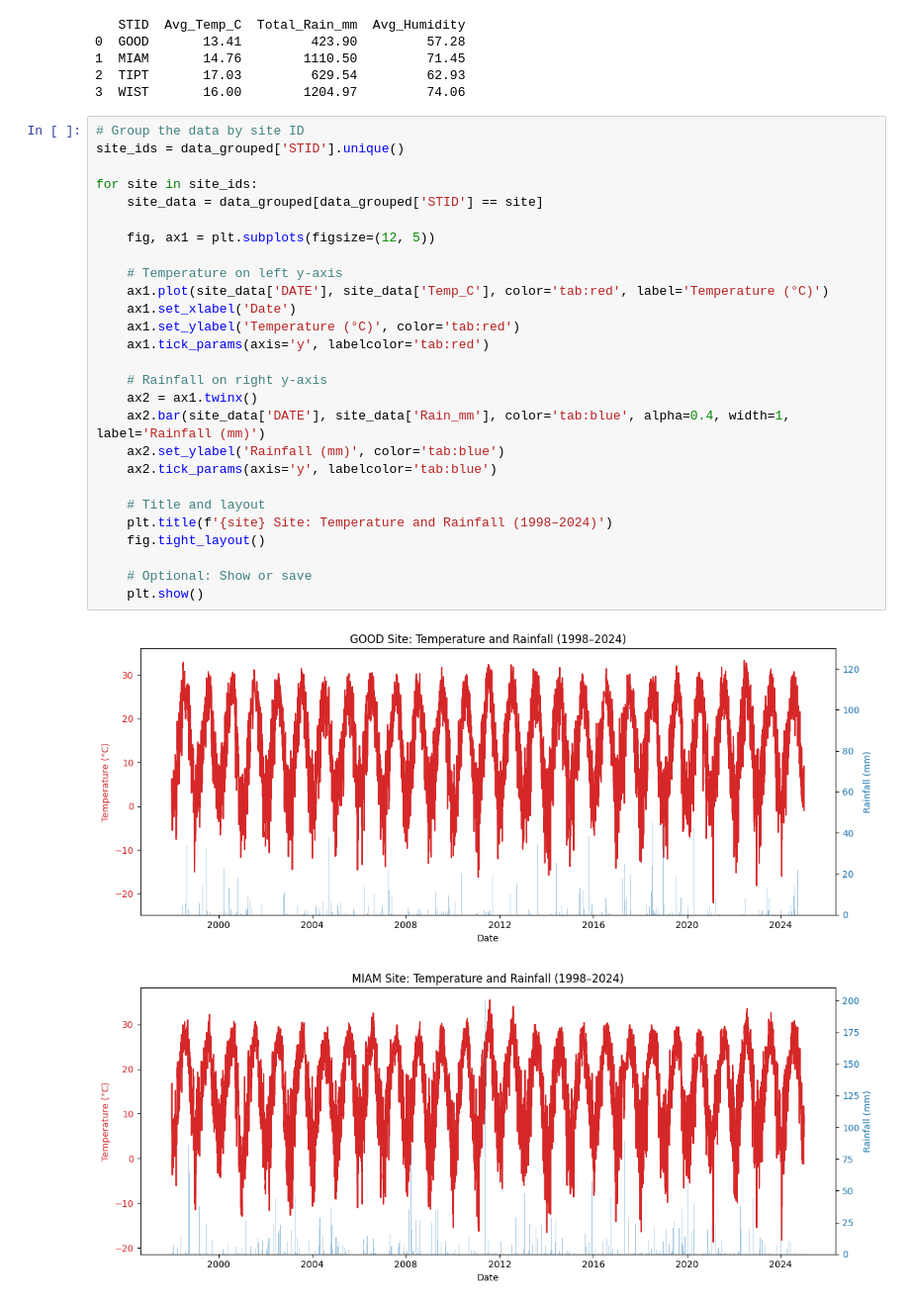
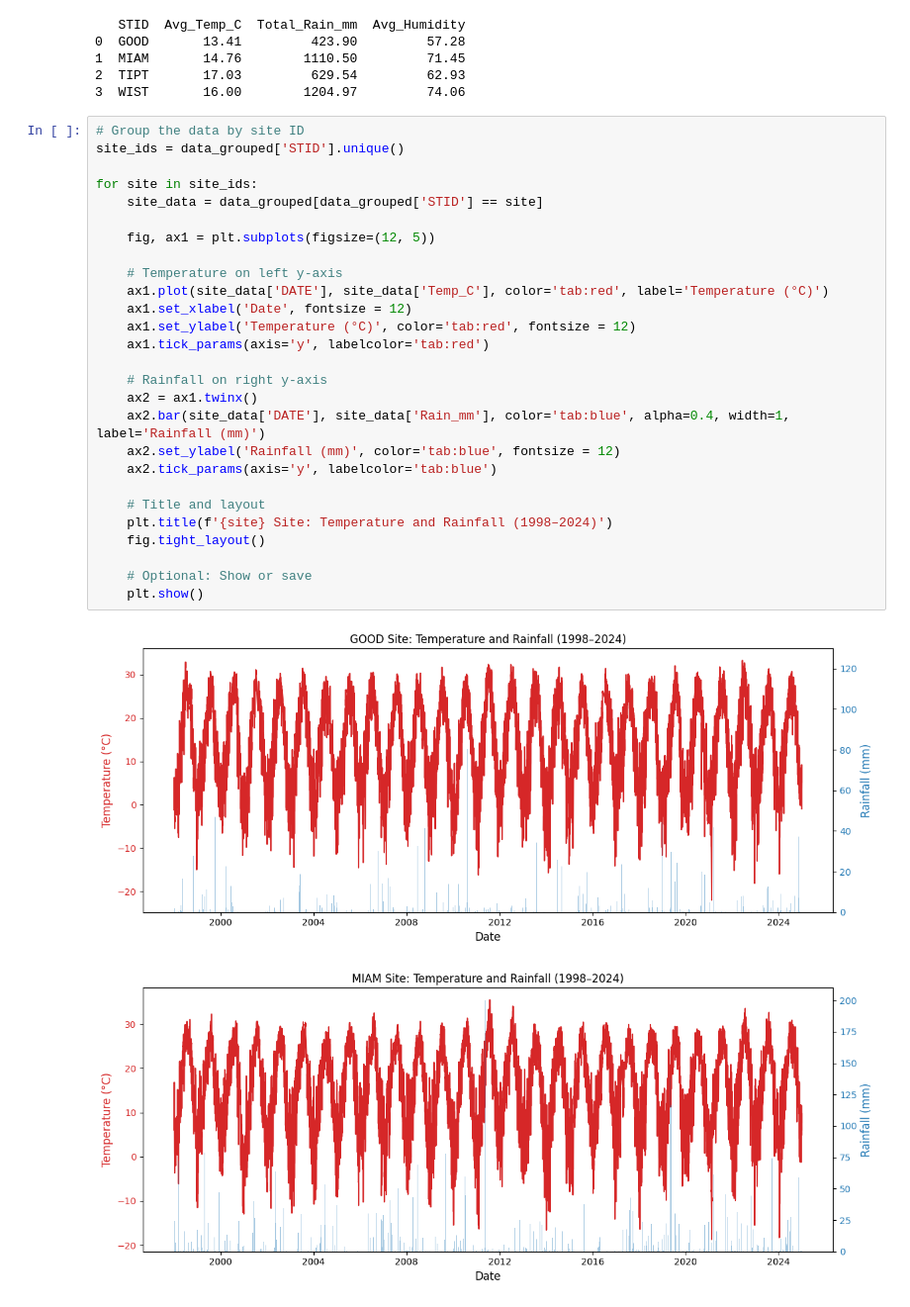
Before and after one commit to MarkBarbadillo/Drainage_estimate, a Jupyter notebook: OK_drainage.ipynb, the cells around one changed output. Shown at 99% size. Saved outputs shown, nothing was run; the diff lists cells and outputs as text.

```diff
--- a/OK_drainage.ipynb
+++ b/OK_drainage.ipynb
@@ -322,30 +323,30 @@ print(site_avg_stats)
 # %%
 # Group the data by site ID
 site_ids = data_grouped['STID'].unique()
 
 for site in site_ids:
     site_data = data_grouped[data_grouped['STID'] == site]
 
     fig, ax1 = plt.subplots(figsize=(12, 5))
 
     # Temperature on left y-axis
     ax1.plot(site_data['DATE'], site_data['Temp_C'], color='tab:red', label='Temperature (°C)')
-    ax1.set_xlabel('Date')
-    ax1.set_ylabel('Temperature (°C)', color='tab:red')
+    ax1.set_xlabel('Date', fontsize = 12)
+    ax1.set_ylabel('Temperature (°C)', color='tab:red', fontsize = 12)
     ax1.tick_params(axis='y', labelcolor='tab:red')
 
     # Rainfall on right y-axis
     ax2 = ax1.twinx()
     ax2.bar(site_data['DATE'], site_data['Rain_mm'], color='tab:blue', alpha=0.4, width=1, label='Rainfall (mm)')
-    ax2.set_ylabel('Rainfall (mm)', color='tab:blue')
+    ax2.set_ylabel('Rainfall (mm)', color='tab:blue', fontsize = 12)
     ax2.tick_params(axis='y', labelcolor='tab:blue')
 
     # Title and layout
     plt.title(f'{site} Site: Temperature and Rainfall (1998–2024)')
     fig.tight_layout()
 
     # Optional: Show or save
     plt.show()
 # %% [output]
-[figure, old version]
+[figure, new version]
-[figure, old version]
+[figure, new version]
```
Also changed, not shown: parts of 2 cells of this notebook.
